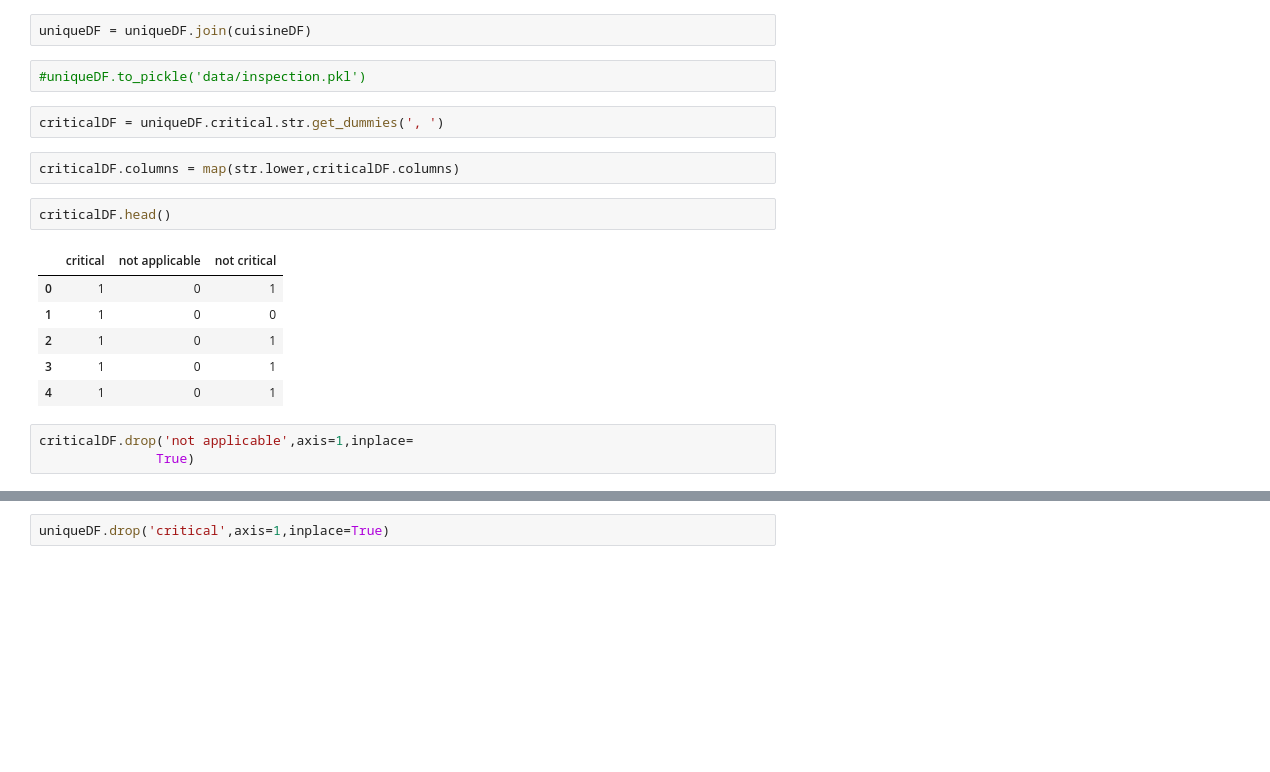
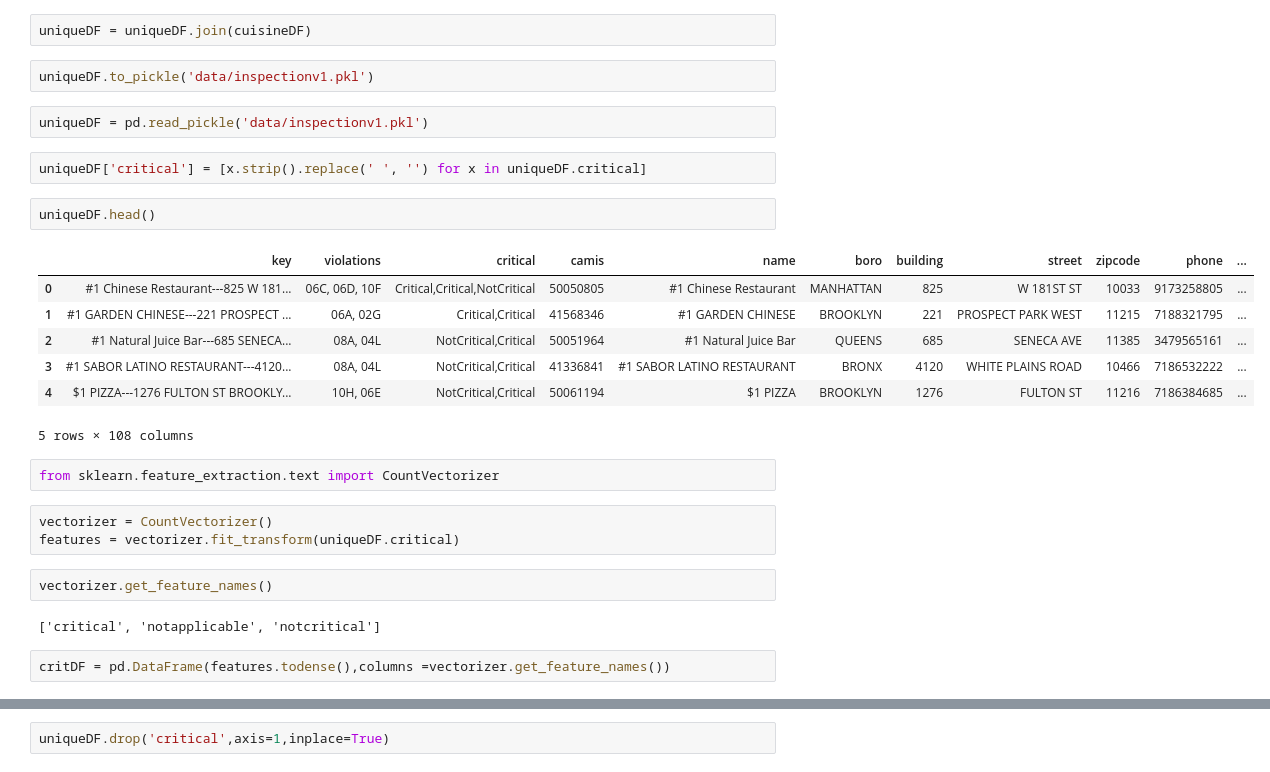
Before and after one commit to xvila/McNulty, a Jupyter notebook: data_processing.ipynb, the cells around one changed output, grey strips where cells are left out. Cells and saved outputs as stored; diff of their text form; blank space fills up the shorter version.

Commit message:
final data clean

```diff
--- a/data_processing.ipynb
+++ b/data_processing.ipynb
@@ -581,20 +577,29 @@ cuisineDF.head()
 # %%
 uniqueDF = uniqueDF.join(cuisineDF)
 # %%
-#uniqueDF.to_pickle('data/inspection.pkl')
+uniqueDF.to_pickle('data/inspectionv1.pkl')
-# %%
-criticalDF = uniqueDF.critical.str.get_dummies(', ')
-# %%
-criticalDF.columns = map(str.lower,criticalDF.columns)
+# %%
+uniqueDF = pd.read_pickle('data/inspectionv1.pkl')
+# %%
+uniqueDF['critical'] = [x.strip().replace(' ', '') for x in uniqueDF.critical]
 # %%
-criticalDF.head()
+uniqueDF.head()
 # %% [output]
-|  | critical | not applicable | not critical |
-| 0 | 1 | 0 | 1 |
-| 1 | 1 | 0 | 0 |
-| 2 | 1 | 0 | 1 |
-| 3 | 1 | 0 | 1 |
-| 4 | 1 | 0 | 1 |
+|  | key | violations | critical | camis | name | boro | building | street | zipcode | phone | ... |
+| 0 | #1 Chinese Restaurant---825 W 181... | 06C, 06D, 10F | Critical,Critical,NotCritical | 50050805 | #1 Chinese Restaurant | MANHATTAN | 825 | W 181ST ST | 10033 | 9173258805 | ... |
+| 1 | #1 GARDEN CHINESE---221 PROSPECT ... | 06A, 02G | Critical,Critical | 41568346 | #1 GARDEN CHINESE | BROOKLYN | 221 | PROSPECT PARK WEST | 11215 | 7188321795 | ... |
+| 2 | #1 Natural Juice Bar---685 SENECA... | 08A, 04L | NotCritical,Critical | 50051964 | #1 Natural Juice Bar | QUEENS | 685 | SENECA AVE | 11385 | 3479565161 | ... |
+| 3 | #1 SABOR LATINO RESTAURANT---4120... | 08A, 04L | NotCritical,Critical | 41336841 | #1 SABOR LATINO RESTAURANT | BRONX | 4120 | WHITE PLAINS ROAD | 10466 | 7186532222 | ... |
+| 4 | $1 PIZZA---1276 FULTON ST BROOKLY... | 10H, 06E | NotCritical,Critical | 50061194 | $1 PIZZA | BROOKLYN | 1276 | FULTON ST | 11216 | 7186384685 | ... |
+5 rows × 108 columns
-# %%
-criticalDF.drop('not applicable',axis=1,inplace=
-               True)
+# %%
+from sklearn.feature_extraction.text import CountVectorizer
+# %%
+vectorizer = CountVectorizer()
+features = vectorizer.fit_transform(uniqueDF.critical)
+# %%
+vectorizer.get_feature_names()
+# %% [output]
+['critical', 'notapplicable', 'notcritical']
+# %%
+critDF = pd.DataFrame(features.todense(),columns =vectorizer.get_feature_names())
```
Also changed, not shown: parts of 67 cells of this notebook.
